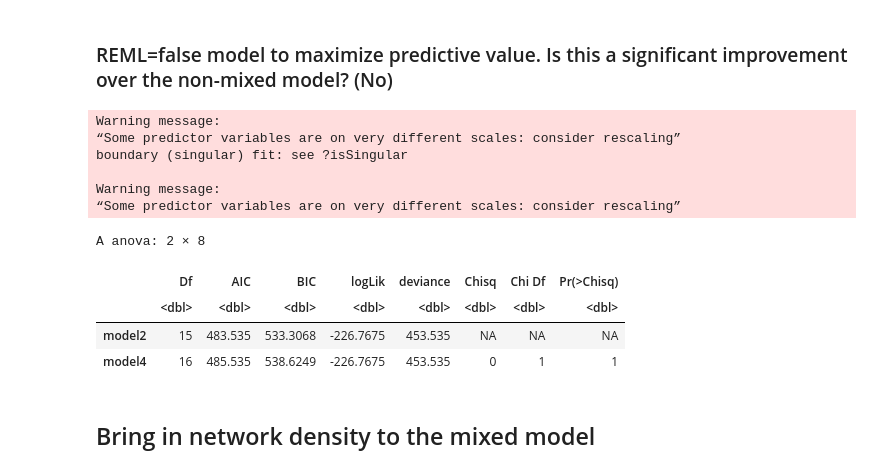
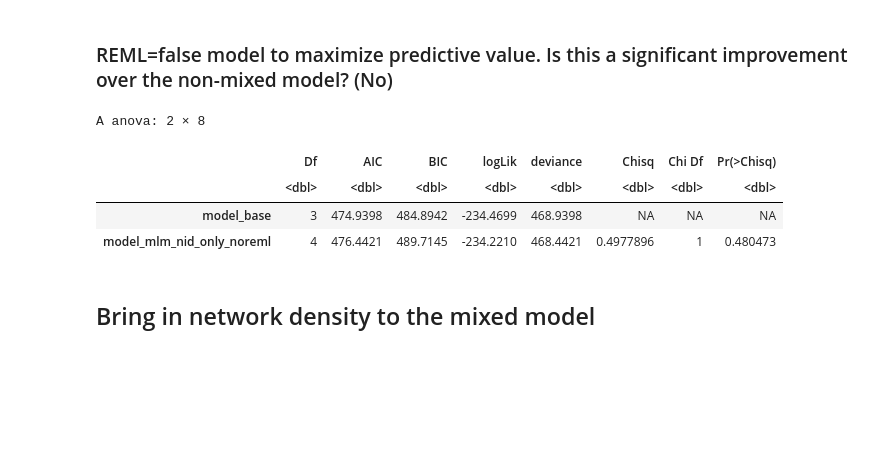
Before and after one commit to snlstanford/Communities-Project, a Jupyter notebook: analysis/2018/Analysis - Does your dorm matter? In R.ipynb, the cells around one changed output. Cells and saved outputs as stored; diff of their text form; code cells hidden in the pictures; blank space fills up the shorter version.

```diff
--- a/analysis/2018/Analysis - Does your dorm matter? In R.ipynb
+++ b/analysis/2018/Analysis - Does your dorm matter? In R.ipynb
@@ -86,10 +88,13 @@ A data.frame: 6 × 17
 # %%
+print(nrow(df))
 if (IMPUTE_MISSING) {
     print("Imputing missing values")
     imp = mice(df)
     df = complete(imp)
-    head(df)
 } else {
+    print("Dropping rows with any missing values")
     df = na.omit(df)
 }
+print(nrow(df))
+# df = na.omit(df, cols='Ambient_empathy')
 # %% [output]
@@ -142,5 +138,8 @@ A tibble: 11 × 3
 | 15 | 0.43878610 | 0.47538750 |
 # %% [markdown]
 ## Standard regression models (not mixed)
+# %%
+base_equation = paste(DV, ' ~ Wellbeing_fall')
+demo_equation = paste(base_equation, '+ Age + ParentEducationMax + FinclAid + FmlyIncome + Gender + Race + Ambient_empathy')
 # %% [markdown]
 ### Base model, minimal predictors
@@ -173,0 +146,4 @@ F-statistic: 142.6 on 1 and 202 DF,  p-value: < 2.2e-16
+# %%
+print(base_equation)
+model_base = lm(as.formula(base_equation), df)
+summary(model_base)
@@ -255,20 +301,14 @@ boundary (singular) fit: see ?isSingular
 # %% [markdown]
 ### REML=false model to maximize predictive value. Is this a significant improvement over the non-mixed model? (No)
 # %%
-model4 = lmer(as.formula(paste(equation, '+ (1|NID)')), data=df, REML=FALSE)
-anova(model4, model2)#, refit=FALSE)
+model_mlm_nid_only_noreml = lmer(as.formula(paste(base_equation, '+ (1|NID)')), data=df, REML=FALSE)
+anova(model_mlm_nid_only_noreml, model_base)#, refit=FALSE)
 # %% [output]
-Warning message:
-“Some predictor variables are on very different scales: consider rescaling”
-boundary (singular) fit: see ?isSingular
-
-Warning message:
-“Some predictor variables are on very different scales: consider rescaling”
+A anova: 2 × 8
-A anova: 2 × 8
 |  | Df | AIC | BIC | logLik | deviance | Chisq | Chi Df | Pr(>Chisq) |
 |  | <dbl> | <dbl> | <dbl> | <dbl> | <dbl> | <dbl> | <dbl> | <dbl> |
-| model2 | 15 | 483.535 | 533.3068 | -226.7675 | 453.535 | NA | NA | NA |
-| model4 | 16 | 485.535 | 538.6249 | -226.7675 | 453.535 | 0 | 1 | 1 |
+| model_base | 3 | 474.9398 | 484.8942 | -234.4699 | 468.9398 | NA | NA | NA |
+| model_mlm_nid_only_noreml | 4 | 476.4421 | 489.7145 | -234.2210 | 468.4421 | 0.4977896 | 1 | 0.480473 |
 # %% [markdown]
 ## Bring in network density to the mixed model
 # %% [markdown]
```
Also changed, not shown: parts of 25 cells of this notebook.
